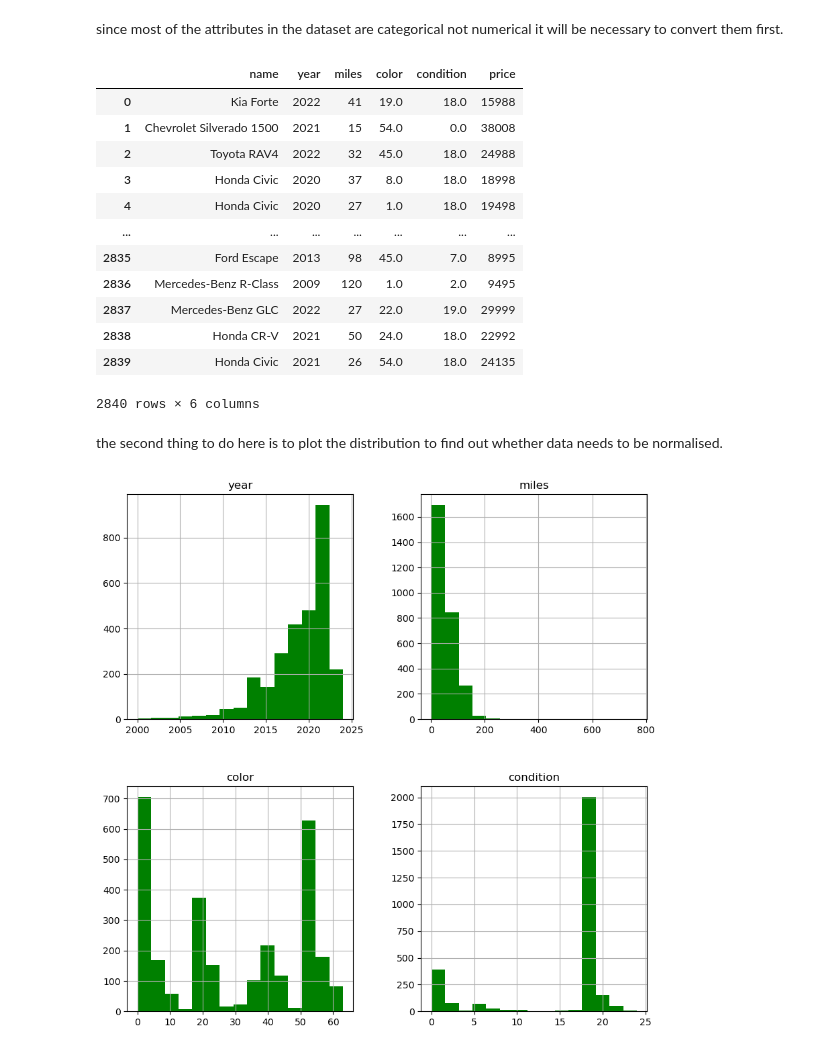
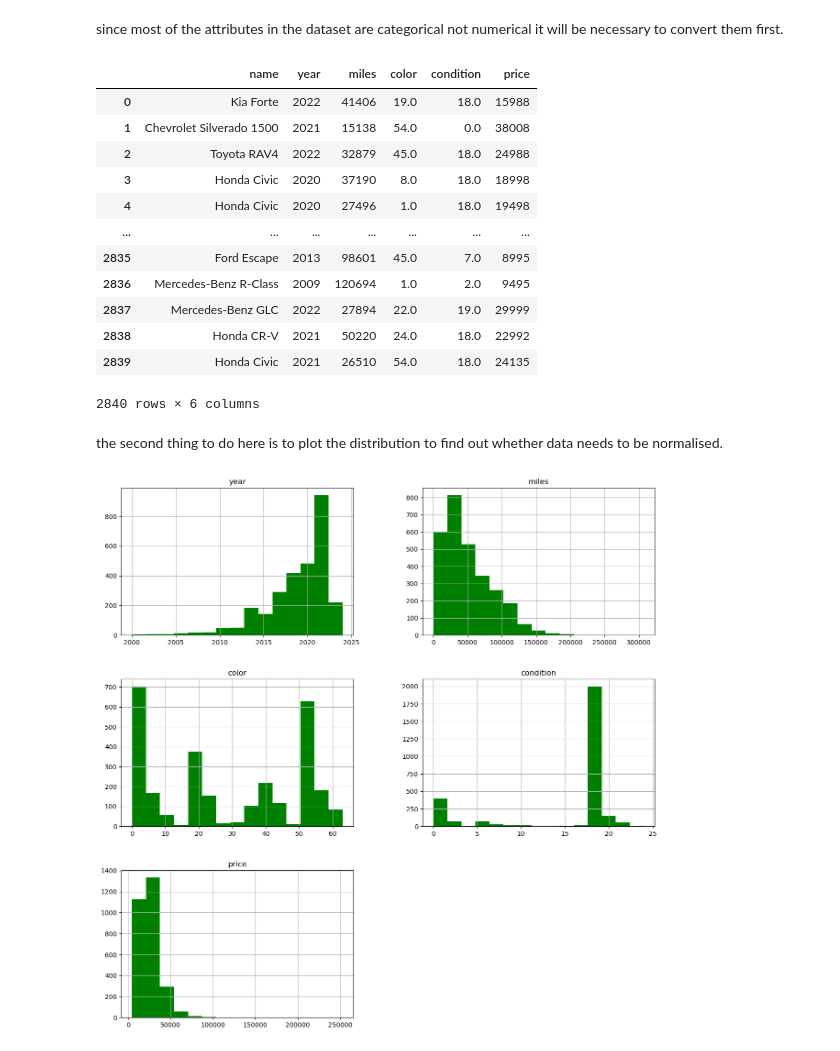
Before and after one commit to Amir-Shahriari/Car_Prices_Prediction, a Jupyter notebook: Car price prediction.ipynb, the cells around one changed output. Saved outputs shown, nothing was run; the diff lists cells and outputs as text; code cells hidden in the pictures.

```diff
--- a/Car price prediction.ipynb
+++ b/Car price prediction.ipynb
@@ -51,11 +51,13 @@ dataset
 # %% [markdown]
 since most of the attributes in the dataset are categorical not numerical it will be necessary to convert them first.
 # %%
+dataset['miles'] = dataset['miles'].str.replace(',', '')
 dataset['miles'] = dataset['miles'].str.extract('(\d+)', expand=False)
-dataset['miles'] = dataset['miles'].str.replace(',', '').astype(int)
+dataset['miles'] = dataset['miles'].astype(int)
 # %%
 dataset['price'] = dataset['price'].str.replace(',', '')
 dataset['price'] = dataset['price'].str.extract('(\d+)', expand=False)
+dataset['price'] = dataset['price'].astype(int)
 # %%
 from sklearn.preprocessing import OrdinalEncoder
 encoder = OrdinalEncoder()
@@ -69,22 +71,22 @@ dataset['condition'] = encoder.transform(dataset[['condition']])
 dataset
 # %% [output]
 |  | name | year | miles | color | condition | price |
-| 0 | Kia Forte | 2022 | 41 | 19.0 | 18.0 | 15988 |
-| 1 | Chevrolet Silverado 1500 | 2021 | 15 | 54.0 | 0.0 | 38008 |
-| 2 | Toyota RAV4 | 2022 | 32 | 45.0 | 18.0 | 24988 |
-| 3 | Honda Civic | 2020 | 37 | 8.0 | 18.0 | 18998 |
-| 4 | Honda Civic | 2020 | 27 | 1.0 | 18.0 | 19498 |
+| 0 | Kia Forte | 2022 | 41406 | 19.0 | 18.0 | 15988 |
+| 1 | Chevrolet Silverado 1500 | 2021 | 15138 | 54.0 | 0.0 | 38008 |
+| 2 | Toyota RAV4 | 2022 | 32879 | 45.0 | 18.0 | 24988 |
+| 3 | Honda Civic | 2020 | 37190 | 8.0 | 18.0 | 18998 |
+| 4 | Honda Civic | 2020 | 27496 | 1.0 | 18.0 | 19498 |
 | ... | ... | ... | ... | ... | ... | ... |
-| 2835 | Ford Escape | 2013 | 98 | 45.0 | 7.0 | 8995 |
-| 2836 | Mercedes-Benz R-Class | 2009 | 120 | 1.0 | 2.0 | 9495 |
-| 2837 | Mercedes-Benz GLC | 2022 | 27 | 22.0 | 19.0 | 29999 |
-| 2838 | Honda CR-V | 2021 | 50 | 24.0 | 18.0 | 22992 |
-| 2839 | Honda Civic | 2021 | 26 | 54.0 | 18.0 | 24135 |
+| 2835 | Ford Escape | 2013 | 98601 | 45.0 | 7.0 | 8995 |
+| 2836 | Mercedes-Benz R-Class | 2009 | 120694 | 1.0 | 2.0 | 9495 |
+| 2837 | Mercedes-Benz GLC | 2022 | 27894 | 22.0 | 19.0 | 29999 |
+| 2838 | Honda CR-V | 2021 | 50220 | 24.0 | 18.0 | 22992 |
+| 2839 | Honda Civic | 2021 | 26510 | 54.0 | 18.0 | 24135 |
 2840 rows × 6 columns
 # %% [markdown]
 the second thing to do here is to plot the distribution to find out whether data needs to be normalised.
 # %%
-dataset.hist(bins=15 ,figsize=(10,10), color = 'Green')
+dataset.hist(bins=15 ,figsize=(15,15), color = 'Green')
 plt.show()
 # %% [output]
-[figure, old version]
+[figure, new version]
```
